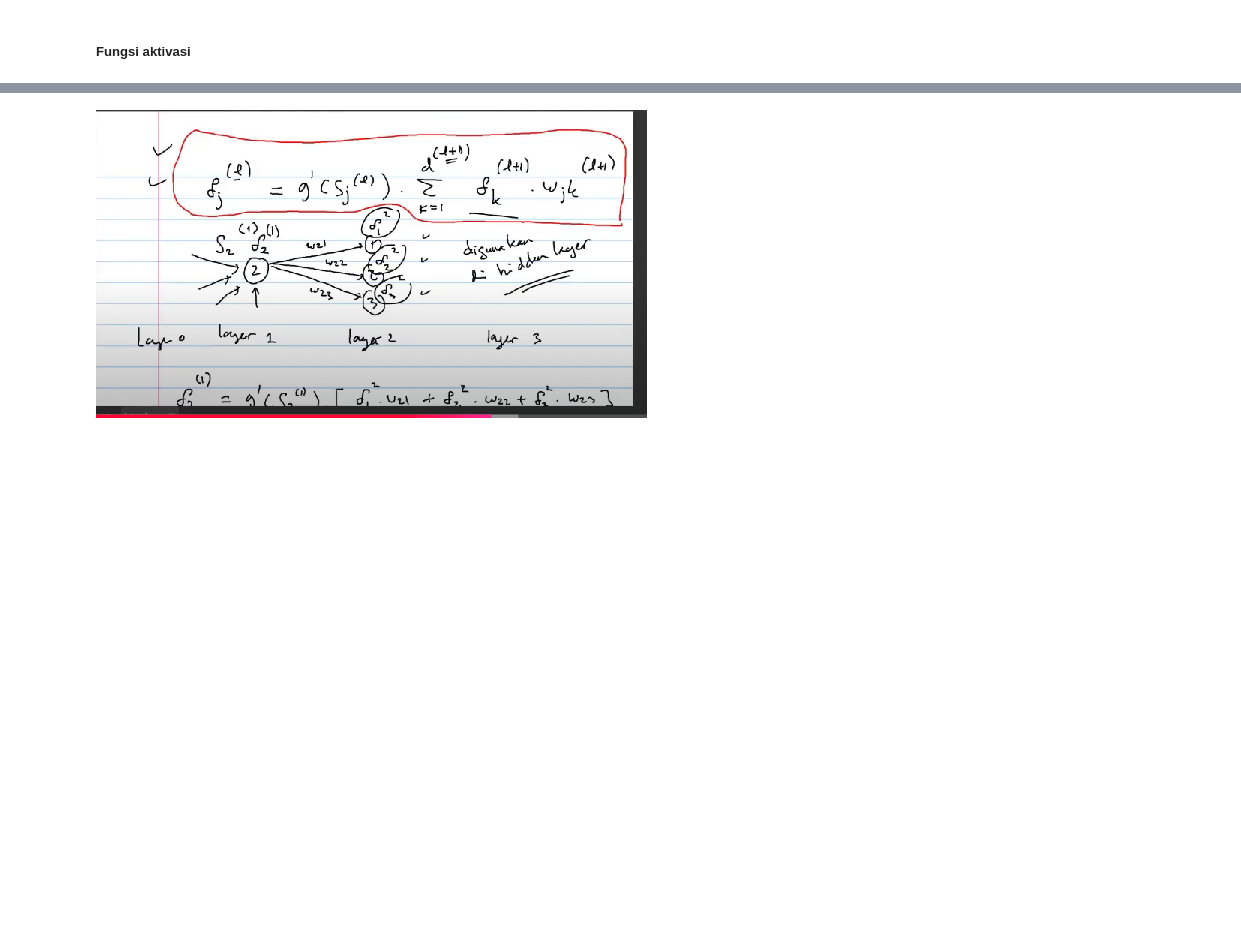
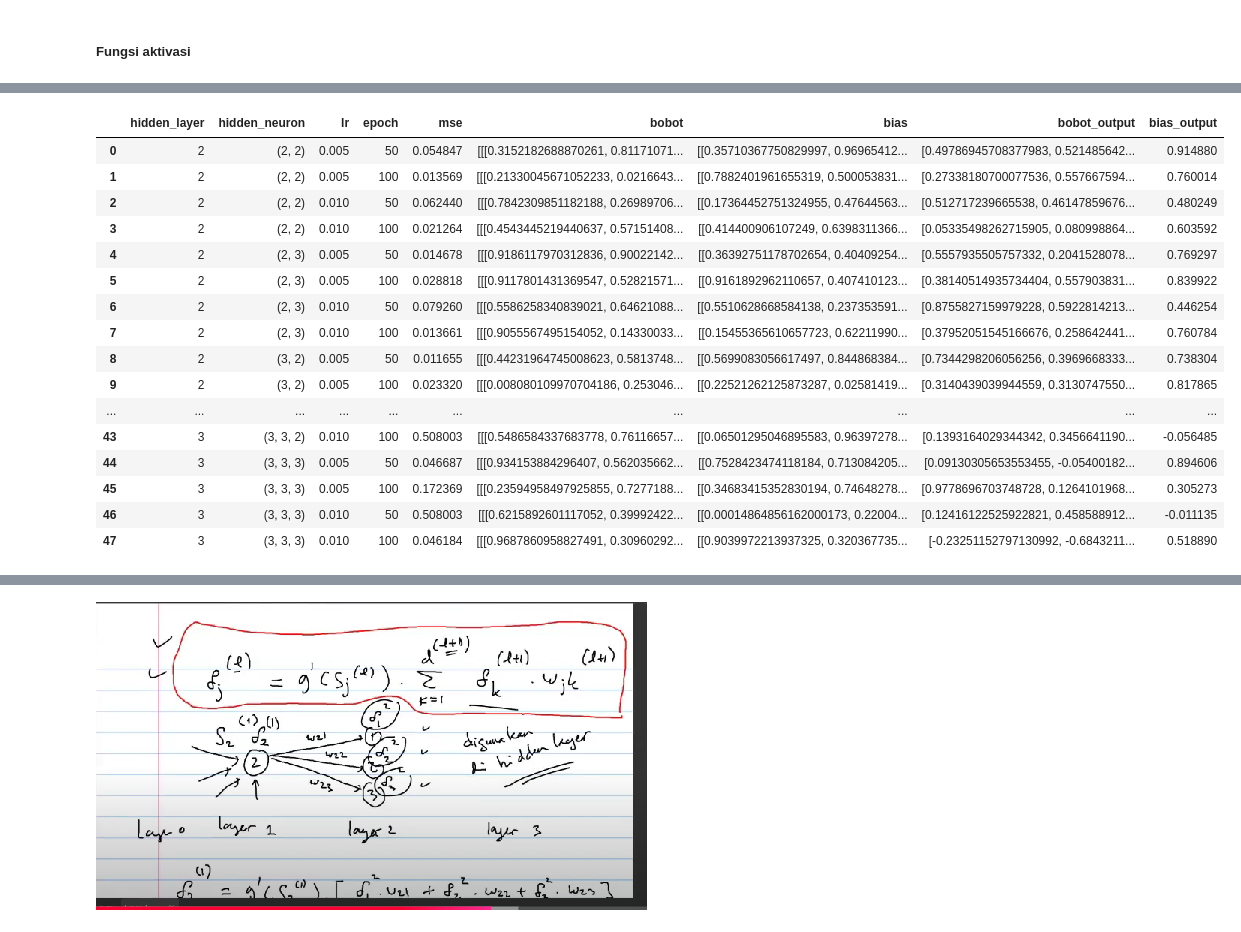
Before and after one commit to dikkawipraa22/Project-Metode-Kecerdasan-Buatan-Lanjut, a Jupyter notebook: modeling.ipynb, the cells around one changed output, grey strips where cells are left out. Drawn from its saved outputs; the diff is of its cells as text; code cells hidden in the pictures; blank space fills up the shorter version.

```diff
--- a/modeling.ipynb
+++ b/modeling.ipynb
@@ -214,0 +281,20 @@ plt.show()
+# %%
+tuning
+# %% [output]
+|  | hidden_layer | hidden_neuron | lr | epoch | mse | bobot | bias | bobot_output | bias_output |
+| 0 | 2 | (2, 2) | 0.005 | 50 | 0.054847 | [[[0.3152182688870261, 0.81171071... | [[0.35710367750829997, 0.96965412... | [0.49786945708377983, 0.521485642... | 0.914880 |
+| 1 | 2 | (2, 2) | 0.005 | 100 | 0.013569 | [[[0.21330045671052233, 0.0216643... | [[0.7882401961655319, 0.500053831... | [0.27338180700077536, 0.557667594... | 0.760014 |
+| 2 | 2 | (2, 2) | 0.010 | 50 | 0.062440 | [[[0.7842309851182188, 0.26989706... | [[0.17364452751324955, 0.47644563... | [0.512717239665538, 0.46147859676... | 0.480249 |
+| 3 | 2 | (2, 2) | 0.010 | 100 | 0.021264 | [[[0.4543445219440637, 0.57151408... | [[0.414400906107249, 0.6398311366... | [0.05335498262715905, 0.080998864... | 0.603592 |
+| 4 | 2 | (2, 3) | 0.005 | 50 | 0.014678 | [[[0.9186117970312836, 0.90022142... | [[0.36392751178702654, 0.40409254... | [0.5557935505757332, 0.2041528078... | 0.769297 |
+| 5 | 2 | (2, 3) | 0.005 | 100 | 0.028818 | [[[0.9117801431369547, 0.52821571... | [[0.9161892962110657, 0.407410123... | [0.38140514935734404, 0.557903831... | 0.839922 |
+| 6 | 2 | (2, 3) | 0.010 | 50 | 0.079260 | [[[0.5586258340839021, 0.64621088... | [[0.5510628668584138, 0.237353591... | [0.8755827159979228, 0.5922814213... | 0.446254 |
+| 7 | 2 | (2, 3) | 0.010 | 100 | 0.013661 | [[[0.9055567495154052, 0.14330033... | [[0.15455365610657723, 0.62211990... | [0.37952051545166676, 0.258642441... | 0.760784 |
+| 8 | 2 | (3, 2) | 0.005 | 50 | 0.011655 | [[[0.44231964745008623, 0.5813748... | [[0.5699083056617497, 0.844868384... | [0.7344298206056256, 0.3969668333... | 0.738304 |
+| 9 | 2 | (3, 2) | 0.005 | 100 | 0.023320 | [[[0.008080109970704186, 0.253046... | [[0.22521262125873287, 0.02581419... | [0.3140439039944559, 0.3130747550... | 0.817865 |
+| ... | ... | ... | ... | ... | ... | ... | ... | ... | ... |
+| 43 | 3 | (3, 3, 2) | 0.010 | 100 | 0.508003 | [[[0.5486584337683778, 0.76116657... | [[0.06501295046895583, 0.96397278... | [0.1393164029344342, 0.3456641190... | -0.056485 |
+| 44 | 3 | (3, 3, 3) | 0.005 | 50 | 0.046687 | [[[0.934153884296407, 0.562035662... | [[0.7528423474118184, 0.713084205... | [0.09130305653553455, -0.05400182... | 0.894606 |
+| 45 | 3 | (3, 3, 3) | 0.005 | 100 | 0.172369 | [[[0.23594958497925855, 0.7277188... | [[0.34683415352830194, 0.74648278... | [0.9778696703748728, 0.1264101968... | 0.305273 |
+| 46 | 3 | (3, 3, 3) | 0.010 | 50 | 0.508003 | [[[0.6215892601117052, 0.39992422... | [[0.00014864856162000173, 0.22004... | [0.12416122525922821, 0.458588912... | -0.011135 |
+| 47 | 3 | (3, 3, 3) | 0.010 | 100 | 0.046184 | [[[0.9687860958827491, 0.30960292... | [[0.9039972213937325, 0.320367735... | [-0.23251152797130992, -0.6843211... | 0.518890 |
```
Also changed, not shown: parts of 30 cells of this notebook.
